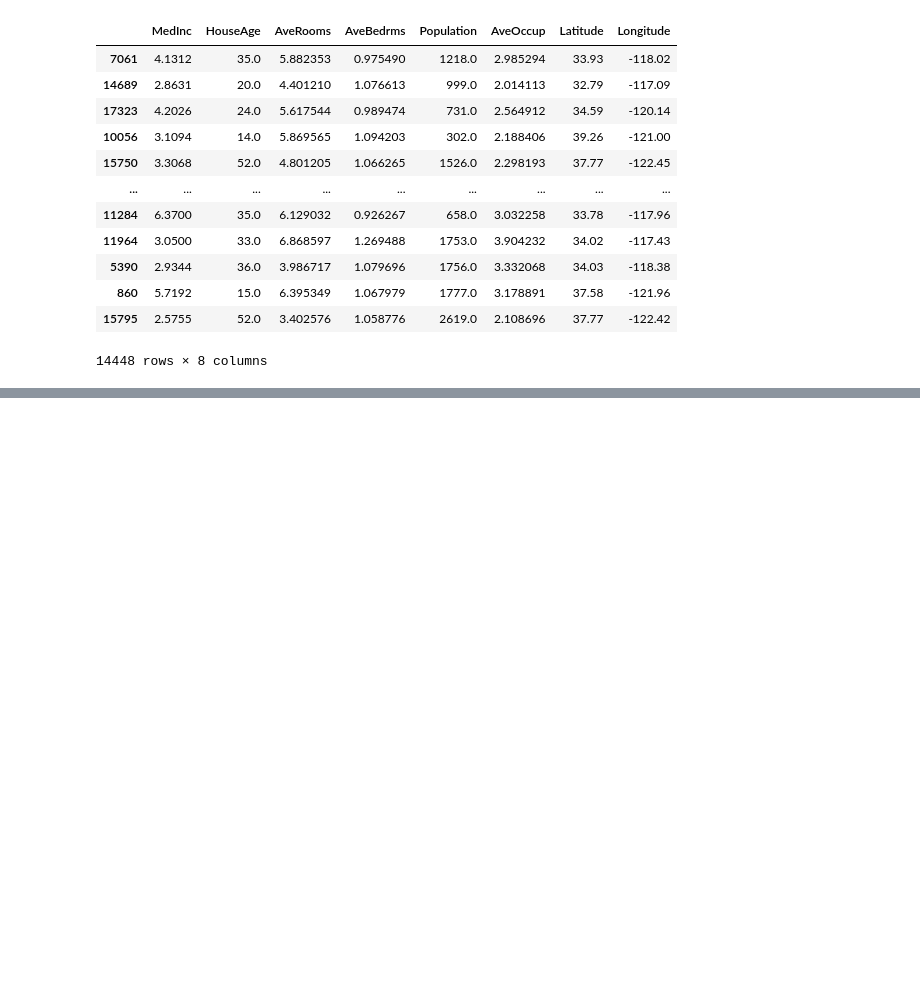
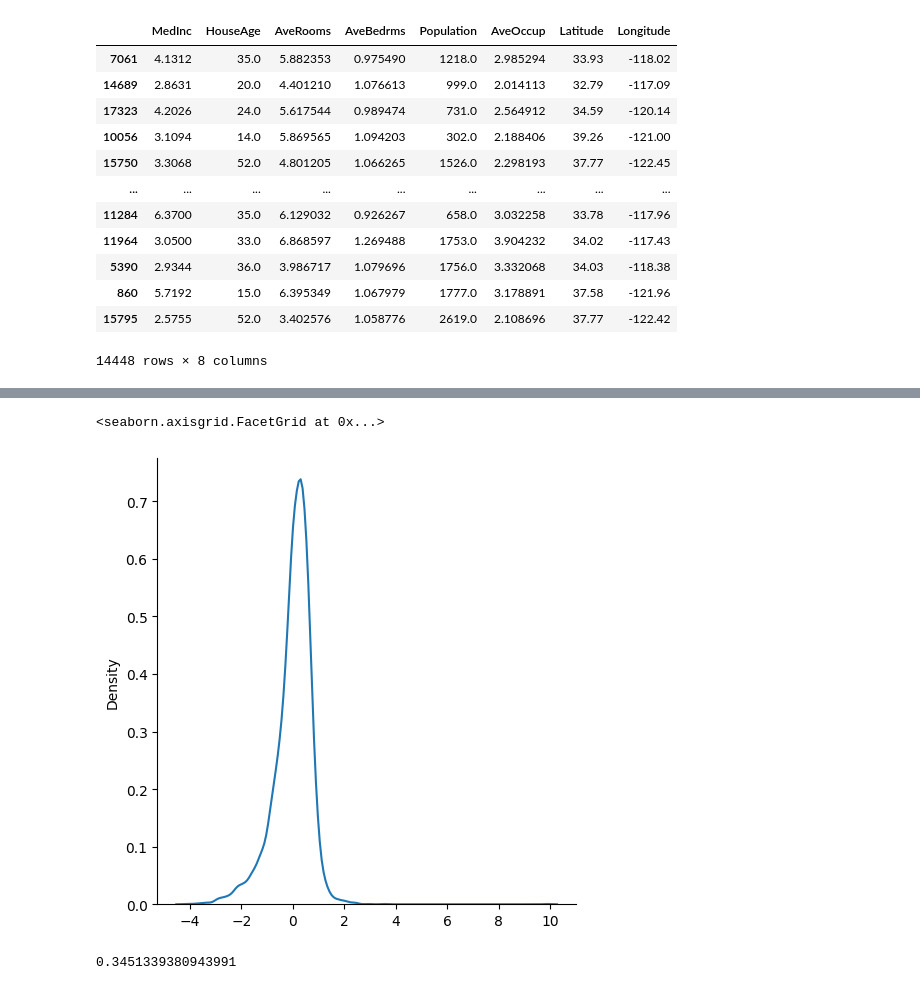
Before and after one commit to Mayank3969/Core-Machine-Learning, a Jupyter notebook: Linear regression/implementation.ipynb, the cells around one changed output, grey strips where cells are left out. Cells and saved outputs as stored; diff of their text form; code cells hidden in the pictures; blank space fills up the shorter version.

Commit message:
Implemented linear regression

```diff
--- a/Linear regression/implementation.ipynb
+++ b/Linear regression/implementation.ipynb
@@ -110,0 +114,3 @@ from sklearn.linear_model import LinearRegression
+# %%
+regression =LinearRegression()
+regression.fit(x_train,y_train)
@@ -110,0 +125,3 @@ from sklearn.linear_model import LinearRegression
+# %%
+## prediction on test data
+reg_predict=regression.predict(x_test)
@@ -110,0 +149,6 @@ from sklearn.linear_model import LinearRegression
+# %%
+import seaborn as sns
+sns.displot(reg_predict-y_test, kind='kde') # diff of got value and actual
+# %% [output]
+<seaborn.axisgrid.FacetGrid at 0x...>
+[figure, added]
@@ -110,0 +159,4 @@ from sklearn.linear_model import LinearRegression
+# %%
+score
+# %% [output]
+0.3451339380943991
```
Also changed, not shown: parts of 8 cells of this notebook.
